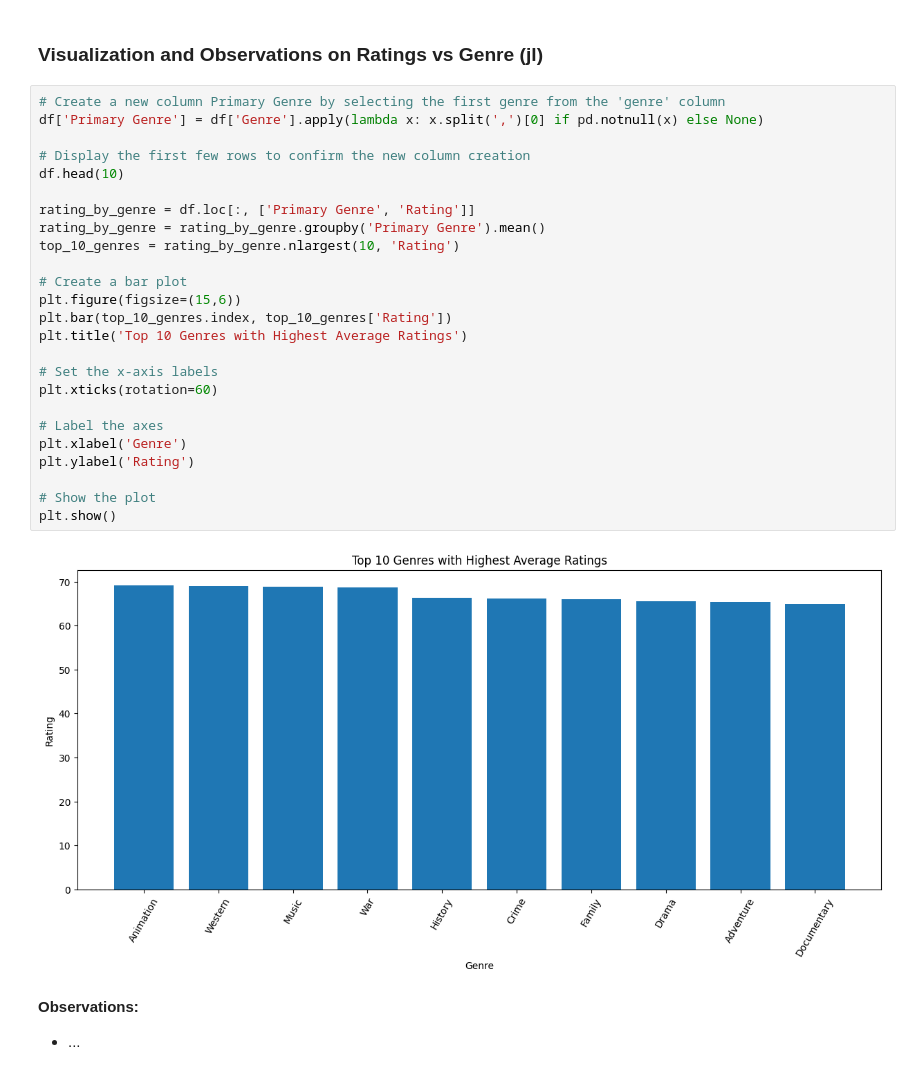
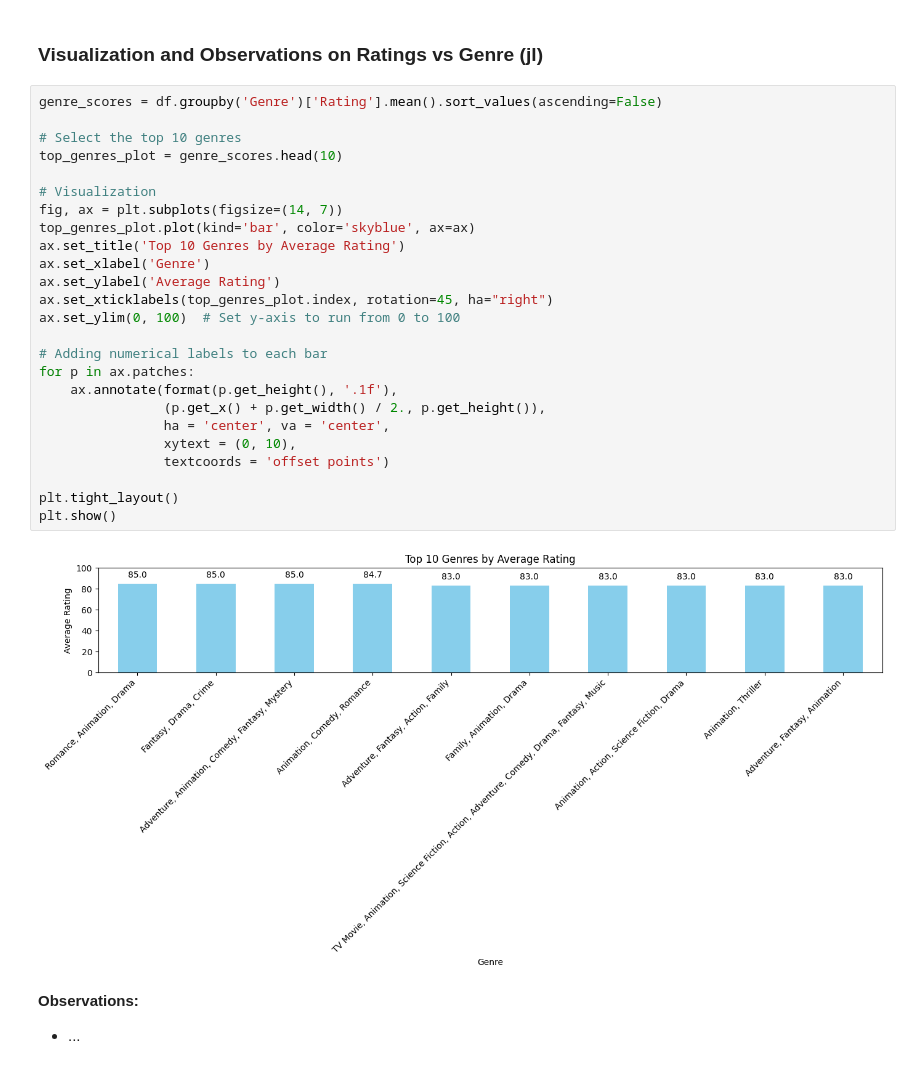
Before and after one commit to oigwe-frx/movie-database-analysis, a Jupyter notebook: Movie_Analysis.ipynb, the cells around one changed output. Saved outputs shown, nothing was run; the diff lists cells and outputs as text.

```diff
--- a/Movie_Analysis.ipynb
+++ b/Movie_Analysis.ipynb
@@ -1044,33 +1100,33 @@ The correlation between ratings and revenue is 0.09
 * ...
 # %% [markdown]
 ### **Visualization and Observations on Ratings vs Genre** (jl)
-# %%
-# Create a new column Primary Genre by selecting the first genre from the 'genre' column
-df['Primary Genre'] = df['Genre'].apply(lambda x: x.split(',')[0] if pd.notnull(x) else None)
-
-# Display the first few rows to confirm the new column creation
-df.head(10)
-
-rating_by_genre = df.loc[:, ['Primary Genre', 'Rating']]
-rating_by_genre = rating_by_genre.groupby('Primary Genre').mean()
-top_10_genres = rating_by_genre.nlargest(10, 'Rating')
-
-# Create a bar plot
-plt.figure(figsize=(15,6))
-plt.bar(top_10_genres.index, top_10_genres['Rating'])
-plt.title('Top 10 Genres with Highest Average Ratings')
-
-# Set the x-axis labels
-plt.xticks(rotation=60)
-
-# Label the axes
-plt.xlabel('Genre')
-plt.ylabel('Rating')
-
-# Show the plot
-plt.show()
-# %% [output]
-[figure, removed]
+# %%
+genre_scores = df.groupby('Genre')['Rating'].mean().sort_values(ascending=False)
+
+# Select the top 10 genres
+top_genres_plot = genre_scores.head(10)
+
+# Visualization
+fig, ax = plt.subplots(figsize=(14, 7))
+top_genres_plot.plot(kind='bar', color='skyblue', ax=ax)
+ax.set_title('Top 10 Genres by Average Rating')
+ax.set_xlabel('Genre')
+ax.set_ylabel('Average Rating')
+ax.set_xticklabels(top_genres_plot.index, rotation=45, ha="right")
+ax.set_ylim(0, 100)  # Set y-axis to run from 0 to 100
+
+# Adding numerical labels to each bar
+for p in ax.patches:
+    ax.annotate(format(p.get_height(), '.1f'),
+                (p.get_x() + p.get_width() / 2., p.get_height()),
+                ha = 'center', va = 'center',
+                xytext = (0, 10),
+                textcoords = 'offset points')
+
+plt.tight_layout()
+plt.show()
+# %% [output]
+[figure, added]
 # %% [markdown]
 **Observations:**
 * ...
```
Also changed, not shown: parts of 59 cells of this notebook.
